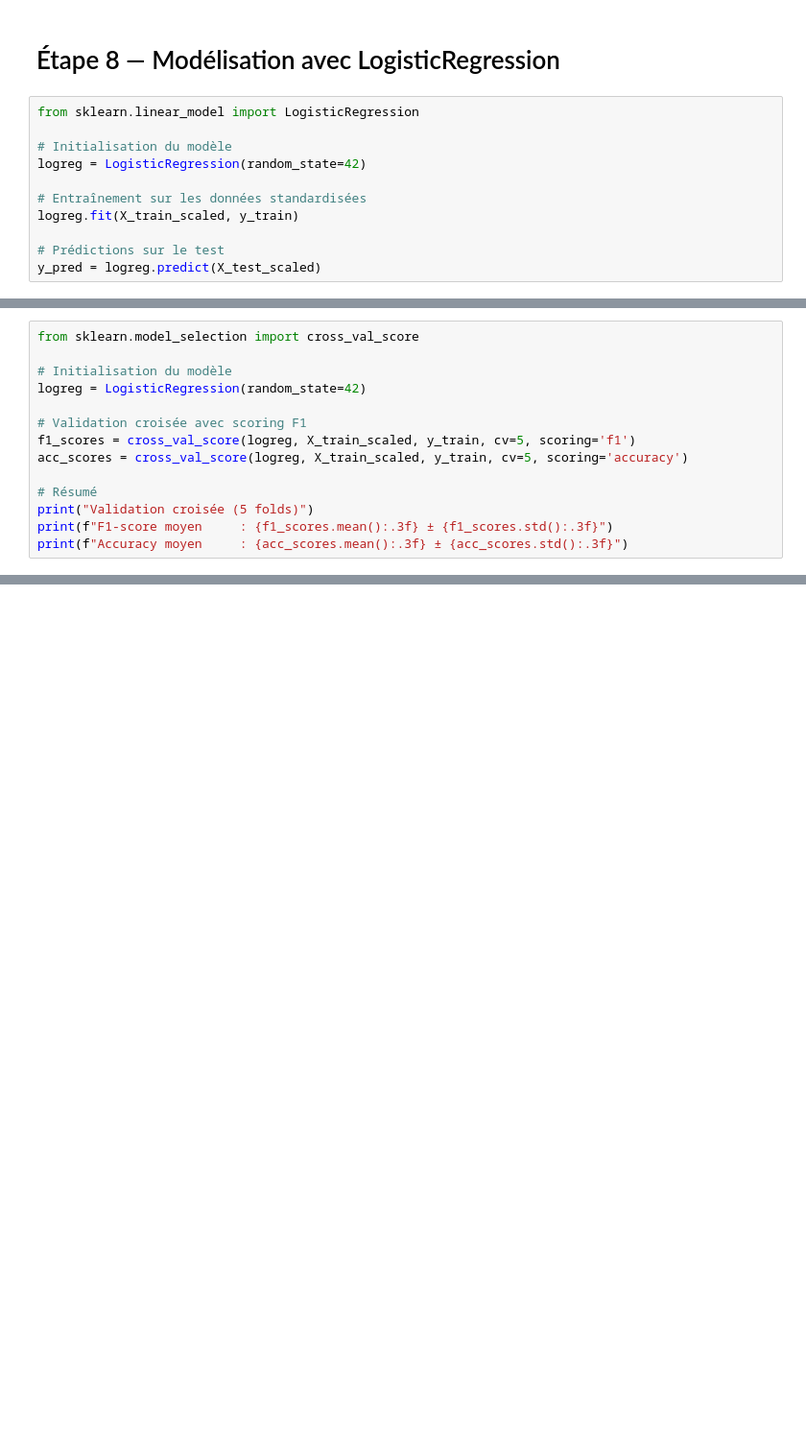
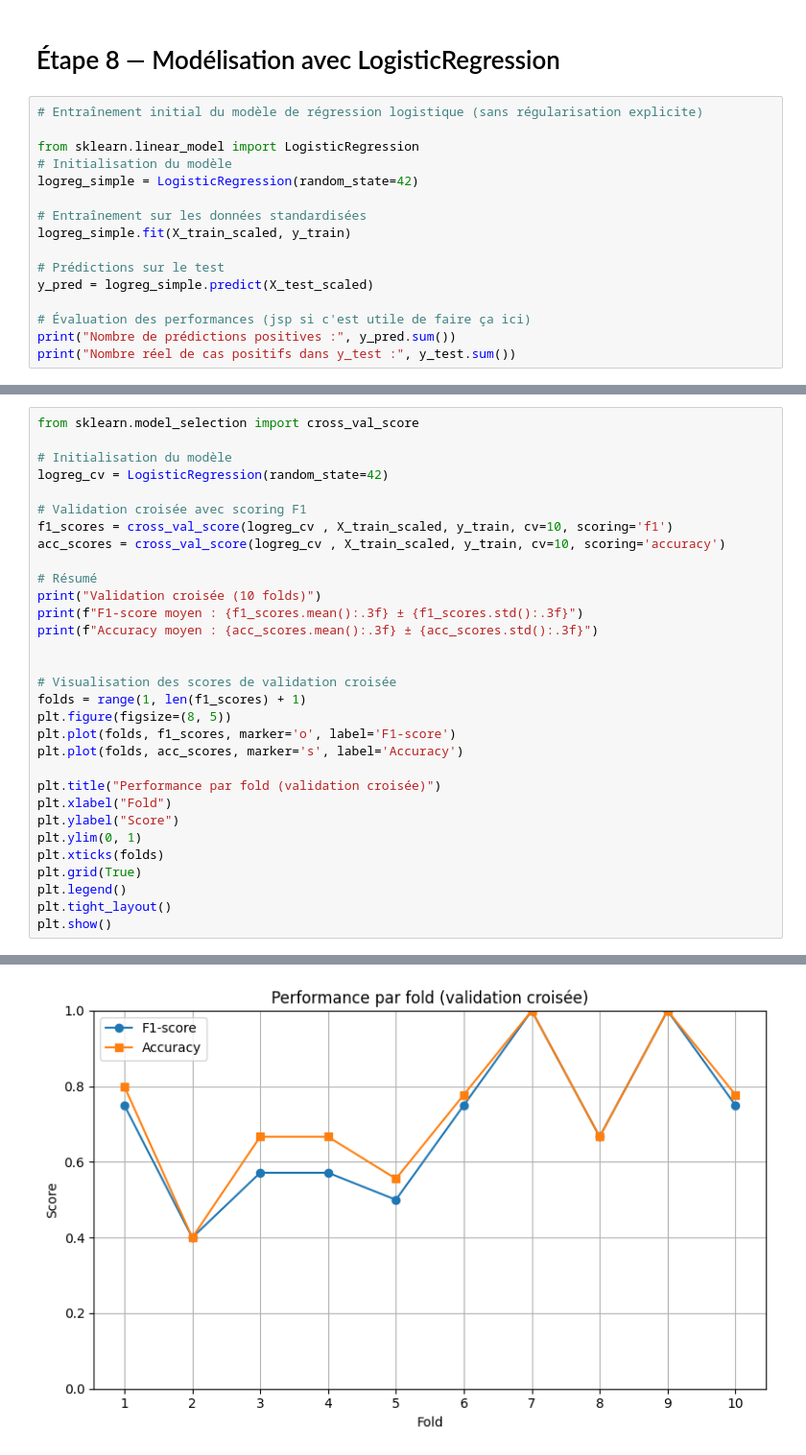
Before and after one commit to ErwanR123/breast-cancer-detection, a Jupyter notebook: logistic_regression.ipynb, the cells around one changed output, grey strips where cells are left out. Shown at 96% size. Drawn from its saved outputs; the diff is of its cells as text; blank space fills up the shorter version.

```diff
--- a/logistic_regression.ipynb
+++ b/logistic_regression.ipynb
@@ -207,13 +206,18 @@ assert list(X_train_scaled.columns) == list(X_test_scaled.columns), "Mismatch be
 # %% [markdown]
 # Étape 8 — Modélisation avec LogisticRegression
 # %%
+# Entraînement initial du modèle de régression logistique (sans régularisation explicite)
+
 from sklearn.linear_model import LogisticRegression
-
 # Initialisation du modèle
-logreg = LogisticRegression(random_state=42)
+logreg_simple = LogisticRegression(random_state=42)
 
 # Entraînement sur les données standardisées
-logreg.fit(X_train_scaled, y_train)
+logreg_simple.fit(X_train_scaled, y_train)
 
 # Prédictions sur le test
-y_pred = logreg.predict(X_test_scaled)
+y_pred = logreg_simple.predict(X_test_scaled)
+
+# Évaluation des performances (jsp si c'est utile de faire ça ici)
+print("Nombre de prédictions positives :", y_pred.sum())
+print("Nombre réel de cas positifs dans y_test :", y_test.sum())
@@ -252,14 +230,31 @@ weighted avg       0.76      0.75      0.75        24
 from sklearn.model_selection import cross_val_score
 
 # Initialisation du modèle
-logreg = LogisticRegression(random_state=42)
+logreg_cv = LogisticRegression(random_state=42)
 
 # Validation croisée avec scoring F1
-f1_scores = cross_val_score(logreg, X_train_scaled, y_train, cv=5, scoring='f1')
-acc_scores = cross_val_score(logreg, X_train_scaled, y_train, cv=5, scoring='accuracy')
+f1_scores = cross_val_score(logreg_cv , X_train_scaled, y_train, cv=10, scoring='f1')
+acc_scores = cross_val_score(logreg_cv , X_train_scaled, y_train, cv=10, scoring='accuracy')
 
 # Résumé
-print("Validation croisée (5 folds)")
-print(f"F1-score moyen     : {f1_scores.mean():.3f} ± {f1_scores.std():.3f}")
-print(f"Accuracy moyen     : {acc_scores.mean():.3f} ± {acc_scores.std():.3f}")
+print("Validation croisée (10 folds)")
+print(f"F1-score moyen : {f1_scores.mean():.3f} ± {f1_scores.std():.3f}")
+print(f"Accuracy moyen : {acc_scores.mean():.3f} ± {acc_scores.std():.3f}")
+
+
+# Visualisation des scores de validation croisée
+folds = range(1, len(f1_scores) + 1)
+plt.figure(figsize=(8, 5))
+plt.plot(folds, f1_scores, marker='o', label='F1-score')
+plt.plot(folds, acc_scores, marker='s', label='Accuracy')
+
+plt.title("Performance par fold (validation croisée)")
+plt.xlabel("Fold")
+plt.ylabel("Score")
+plt.ylim(0, 1)
+plt.xticks(folds)
+plt.grid(True)
+plt.legend()
+plt.tight_layout()
+plt.show()
 # %% [output]
@@ -268,0 +264 @@ Accuracy moyen     : 0.784 ± 0.087
+[figure, added]
```
Also changed, not shown: parts of 24 cells of this notebook.
